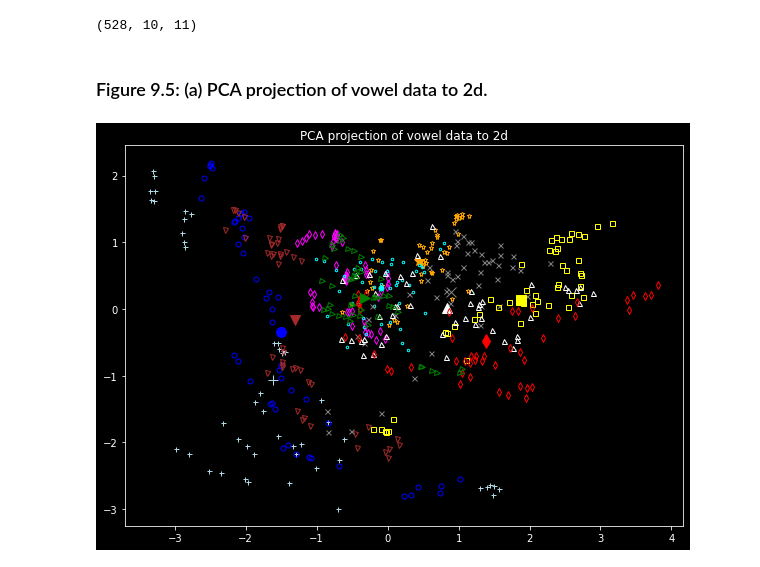
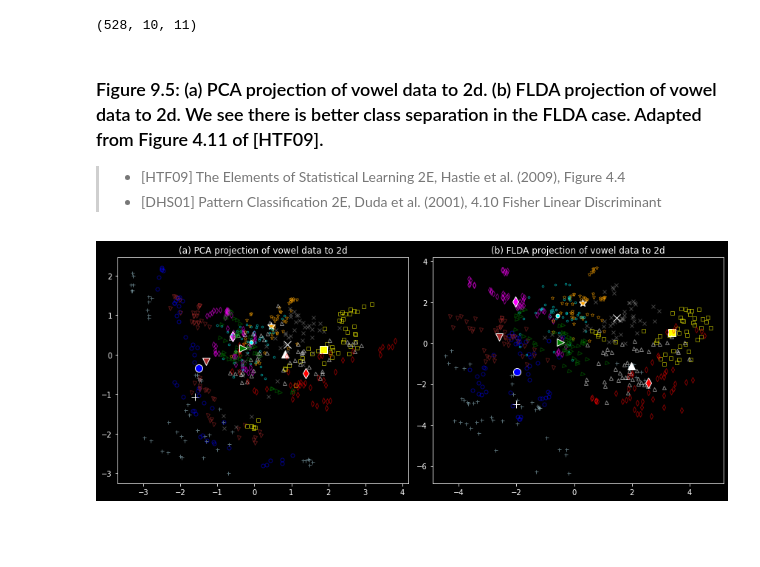
Before and after one commit to chofchof/probml, a Jupyter notebook: notebooks/book1/09/fisher_discrim_vowel.ipynb, the cells around one changed output. Drawn from its saved outputs; the diff is of its cells as text; code cells hidden in the pictures; blank space fills up the shorter version.

Commit message:
Add FLDA with eigen solver

```diff
--- a/notebooks/book1/09/fisher_discrim_vowel.ipynb
+++ b/notebooks/book1/09/fisher_discrim_vowel.ipynb
@@ -31,24 +30,43 @@ nsamples, ndims, nclasses
 # %% [output]
 (528, 10, 11)
 # %% [markdown]
-### Figure 9.5: (a) PCA projection of vowel data to 2d.
+### Figure 9.5: (a) PCA projection of vowel data to 2d. (b) FLDA projection of vowel data to 2d. We see there is better class separation in the FLDA case. Adapted from Figure 4.11 of [HTF09].
+
+> - [HTF09] The Elements of Statistical Learning 2E, Hastie et al. (2009), Figure 4.4
+> - [DHS01] Pattern Classification 2E, Duda et al. (2001), 4.10 Fisher Linear Discriminant
 # %%
+# n_components
+K = 2
+
 # PCA projection
 from sklearn.decomposition import PCA
 pca = PCA(n_components=K)
 X_pca = pca.fit_transform(X, y)
 X_pca[:,1] *= -1 # make it look like the Hastie figure
 muC2d_pca = pca.transform(muC)
 muC2d_pca[:,1] *= -1 # make it look like the Hastie figure
 
+# Fischer's LDA projection
+from sklearn.discriminant_analysis import LinearDiscriminantAnalysis
+flda = LinearDiscriminantAnalysis(n_components=K)
+X_flda = flda.fit_transform(X, y)
+muC2d_flda = flda.transform(muC)
+
+fig, (ax1, ax2) = plt.subplots(ncols=2, figsize=(12,5))
+
+ax1.set_title('(a) PCA projection of vowel data to 2d')
+ax2.set_title('(b) FLDA projection of vowel data to 2d')
+
 colors = ['lightblue', 'blue', 'brown', 'magenta', 'orange', 'cyan', 'gray', 'yellow', 'white', 'red', 'green']
 symbols = "+ovd*.xs^d><ph"
 
-_, ax = plt.subplots(figsize=(10,7))
 for c in range(nclasses):
     ndx = np.where(y == (c + 1))
-    ax.plot(X_pca[ndx, 0], X_pca[ndx, 1], symbols[c], color=colors[c], markersize=5, fillstyle='none')
-    ax.plot(muC2d_pca[c, 0], muC2d_pca[c, 1], symbols[c], color=colors[c], markersize=10)
-ax.set_title('PCA projection of vowel data to 2d');
+    ax1.plot(X_pca[ndx, 0], X_pca[ndx, 1], symbols[c], color=colors[c], markersize=5, fillstyle='none', alpha=0.5)
+    ax1.plot(muC2d_pca[c, 0], muC2d_pca[c, 1], symbols[c], color=colors[c], markersize=10, markeredgecolor='white')
+    ax2.plot(X_flda[ndx, 0], X_flda[ndx, 1], symbols[c], color=colors[c], markersize=5, fillstyle='none', alpha=0.5)
+    ax2.plot(muC2d_flda[c, 0], muC2d_flda[c, 1], symbols[c], color=colors[c], markersize=10, markeredgecolor='white')
+
+fig.tight_layout()
 # %% [output]
-[figure, old version]
+[figure, new version]
```
Also changed, not shown: parts of 4 cells of this notebook.
